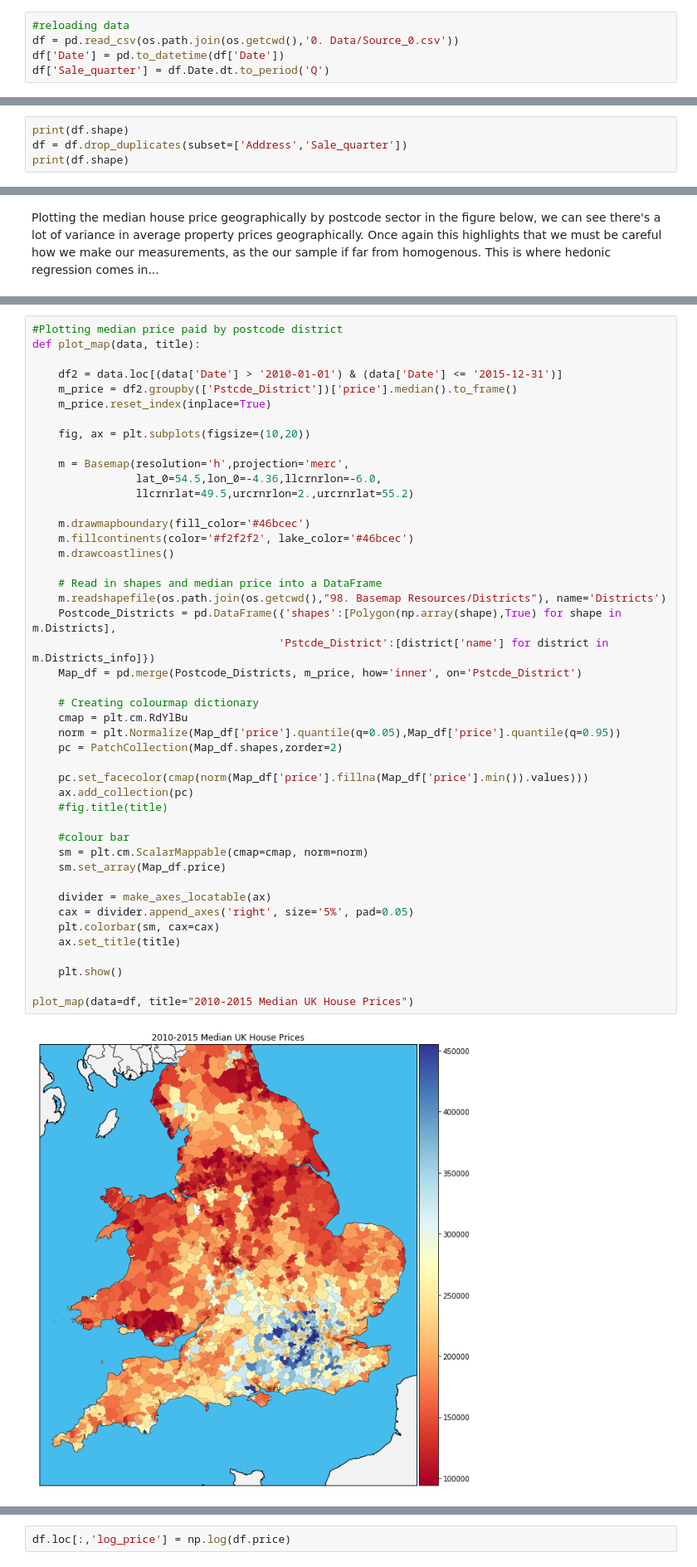
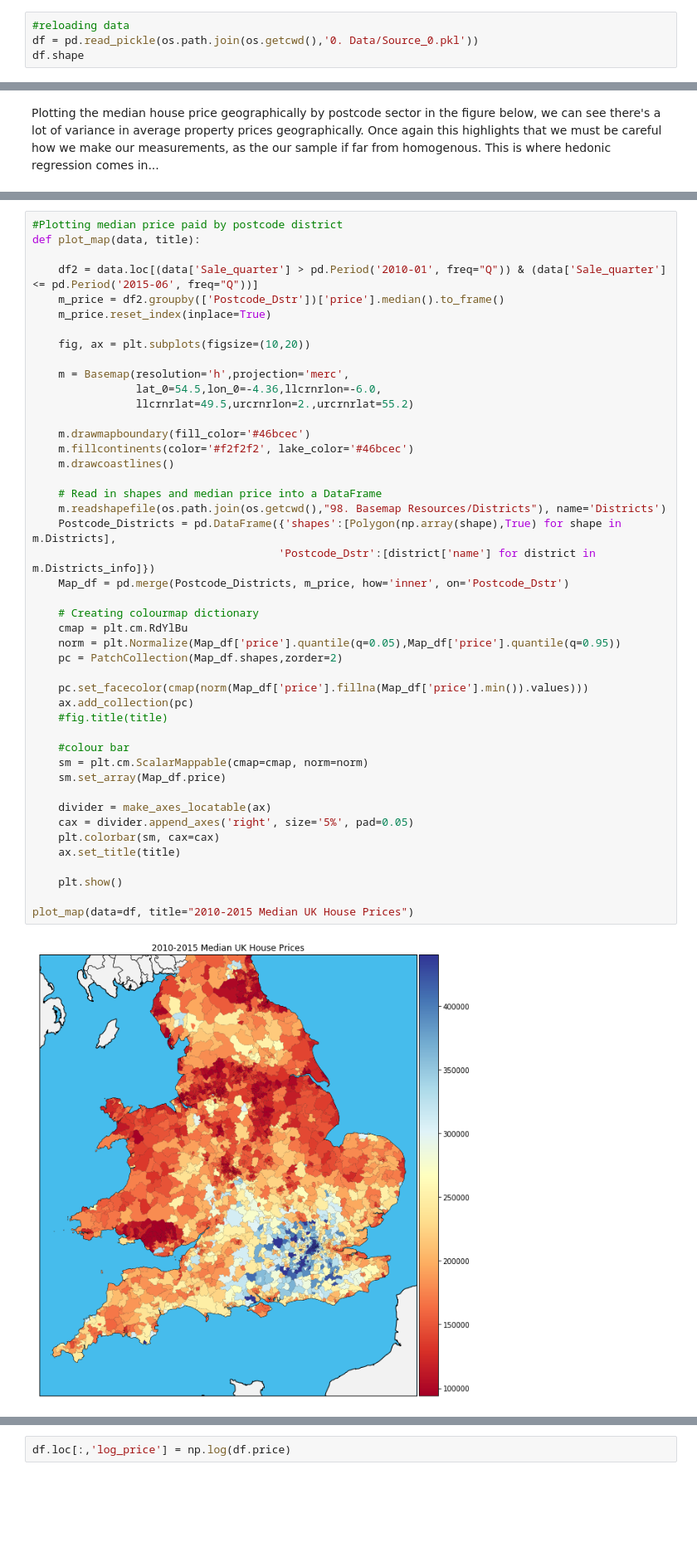
Before and after one commit to Cemlyn/UK-Housing-Market, a Jupyter notebook: House_Price_Index.ipynb, the cells around one changed output, grey strips where cells are left out. Shown at 83% size. Drawn from its saved outputs; the diff is of its cells as text; blank space fills up the shorter version.

```diff
--- a/House_Price_Index.ipynb
+++ b/House_Price_Index.ipynb
@@ -231,6 +185,5 @@ When producing an index we are trying to produce a single time series index whic
 By observing the price paid for properties that have sold in a given period we estimate the value of property. To create a UK wide index we could simply take the average price paid for property through time and normalise to a selected baseline period, as shown in the figure below. Though this index may be fine, a degree of error will be present due to the fact that we can only measure the value of properties which __have__ sold - thus we are getting a biased measurement. Another way of describing this would be to say that sales occuring in winter consist moreso of flats. Given that flats are generally of lower value than houses, this may give the illusion that house prices are decreasing, when in fact the value of both houses and flats are increasing. Thus we  must be careful in how we perform our measurement.
 # %%
 #reloading data
-df = pd.read_csv(os.path.join(os.getcwd(),'0. Data/Source_0.csv'))
-df['Date'] = pd.to_datetime(df['Date'])
-df['Sale_quarter'] = df.Date.dt.to_period('Q')
+df = pd.read_pickle(os.path.join(os.getcwd(),'0. Data/Source_0.pkl'))
+df.shape
@@ -237,4 +191,0 @@ df['Sale_quarter'] = df.Date.dt.to_period('Q')
-# %%
-print(df.shape)
-df = df.drop_duplicates(subset=['Address','Sale_quarter'])
-print(df.shape)
@@ -257,8 +211,8 @@ Plotting the median house price geographically by postcode sector in the figure
 #Plotting median price paid by postcode district
 def plot_map(data, title):
 
-    df2 = data.loc[(data['Date'] > '2010-01-01') & (data['Date'] <= '2015-12-31')]
-    m_price = df2.groupby(['Pstcde_District'])['price'].median().to_frame()
+    df2 = data.loc[(data['Sale_quarter'] > pd.Period('2010-01', freq="Q")) & (data['Sale_quarter'] <= pd.Period('2015-06', freq="Q"))]
+    m_price = df2.groupby(['Postcode_Dstr'])['price'].median().to_frame()
     m_price.reset_index(inplace=True)
 
     fig, ax = plt.subplots(figsize=(10,20))
@@ -270,36 +224,36 @@ def plot_map(data, title):
     m.drawmapboundary(fill_color='#46bcec')
     m.fillcontinents(color='#f2f2f2', lake_color='#46bcec')
     m.drawcoastlines()
 
     # Read in shapes and median price into a DataFrame
     m.readshapefile(os.path.join(os.getcwd(),"98. Basemap Resources/Districts"), name='Districts')
     Postcode_Districts = pd.DataFrame({'shapes':[Polygon(np.array(shape),True) for shape in m.Districts],
-                                      'Pstcde_District':[district['name'] for district in m.Districts_info]})
-    Map_df = pd.merge(Postcode_Districts, m_price, how='inner', on='Pstcde_District')
+                                      'Postcode_Dstr':[district['name'] for district in m.Districts_info]})
+    Map_df = pd.merge(Postcode_Districts, m_price, how='inner', on='Postcode_Dstr')
 
     # Creating colourmap dictionary
     cmap = plt.cm.RdYlBu
     norm = plt.Normalize(Map_df['price'].quantile(q=0.05),Map_df['price'].quantile(q=0.95))
     pc = PatchCollection(Map_df.shapes,zorder=2)
 
     pc.set_facecolor(cmap(norm(Map_df['price'].fillna(Map_df['price'].min()).values)))
     ax.add_collection(pc)
     #fig.title(title)
 
     #colour bar
     sm = plt.cm.ScalarMappable(cmap=cmap, norm=norm)
     sm.set_array(Map_df.price)
 
     divider = make_axes_locatable(ax)
     cax = divider.append_axes('right', size='5%', pad=0.05)
     plt.colorbar(sm, cax=cax)
     ax.set_title(title)
 
     plt.show()
 
 plot_map(data=df, title="2010-2015 Median UK House Prices")
 # %% [output]
-[figure, old version]
+[figure, new version]
 # %% [markdown]
 ## 3. Hedonic Regression and House Price Indices
 Often when the performance of the housing market is discussed in media you'll see House Price indices such as the Halifax House price index, or Nationwide index being quoted.
```
Also changed, not shown: parts of 29 cells of this notebook.
